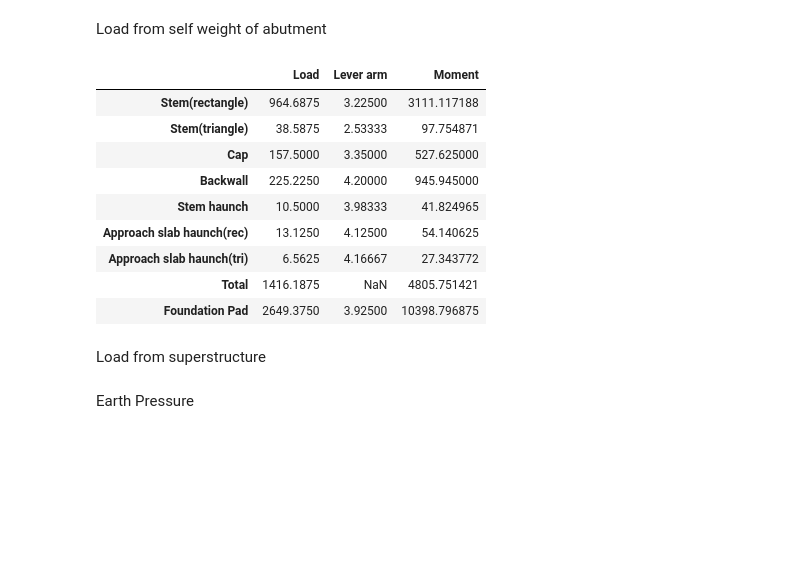
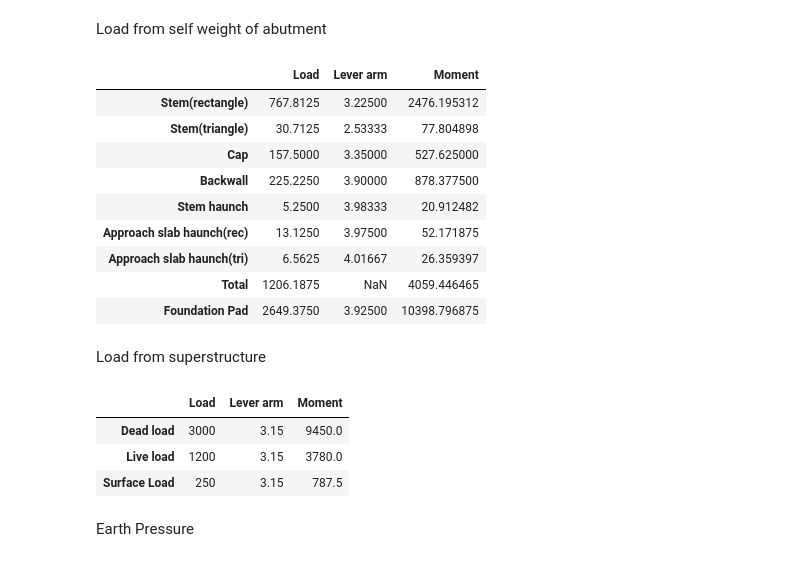
Before and after one commit to Rawrr-123/PSC_bridge, a Jupyter notebook: Abutment.ipynb, the cells around one changed output. Cells and saved outputs as stored; diff of their text form; code cells hidden in the pictures; blank space fills up the shorter version.

```diff
--- a/Abutment.ipynb
+++ b/Abutment.ipynb
@@ -73,7 +73,7 @@ abut = {
     'wc' : 0.075,
     'backw_ht' : box['pillar_hei']+bearing_ht+0.075, #including wearing cource
     'cap':0.5,
-    'stem_ht': 7-box['pillar_hei']+bearing_ht+0.075-0.5,
+    'stem_ht': 7-(box['pillar_hei']+bearing_ht+0.075)-0.5,
     'bw_width':0.3,
     'edge_to_bearing_c':0.6,
     'bw_to_bearing_c': 0.6,
@@ -122,7 +122,7 @@ loads = [loader(unitwt_conc,abut['stem_ht'],abut['width_of_abut'],abut['stem_wid
          loader(unitwt_conc,abut['stem_ht'],abut['width_of_abut'],abut['be_taperwidth'],'t'),
          loader(unitwt_conc,abut['cap'],abut['width_of_abut'],abut['cap_width'],'r'),
          loader(unitwt_conc,abut['backw_ht'],abut['width_of_abut'],abut['bw_width'],'r'),
-         loader(unitwt_conc,abut['haunch']['stem_haunch'][0],abut['width_of_abut'],abut['haunch']['stem_haunch'][1],'r'),
+         loader(unitwt_conc,abut['haunch']['stem_haunch'][0],abut['width_of_abut'],abut['haunch']['stem_haunch'][1],'t'),
          loader(unitwt_conc,abut['haunch']['approach_slab_haunch_rec'][0],abut['width_of_abut'],abut['haunch']['approach_slab_haunch_rec'][1],'r'),
           loader(unitwt_conc,abut['haunch']['approach_slab_haunch_tri'][0],abut['width_of_abut'],abut['haunch']['approach_slab_haunch_tri'][1],'t')]
 lever_arm = [round(z(abut['ttl_stembase_width'],abut['haunch']['stem_haunch'][0],abut['stem_width'],abut['haunch']['stem_haunch'][0],'r'),5),
@@ -138,6 +138,6 @@ for index,i in enumerate(loads):
 A1 = pd.DataFrame({"Load":loads,"Lever arm":lever_arm,"Moment":moments},index = ['Stem(rectangle)','Stem(triangle)','Cap','Backwall','Stem haunch','Approach slab haunch(rec)','Approach slab haunch(tri)'])
 A1.loc[len(A1.index)] = [A1['Load'].sum(),None,A1['Moment'].sum()]
 display(A1.rename(index={7:'Total'}))
-# display(A1.loc[7,'Load'])
+display(A1.loc[7,'Load'])
 # %% [output]
 |  | Load | Lever arm | Moment |
@@ -274,5 +300,5 @@ Due to Earth pressure
 C = ca(alpha, beta, delta, phi, lam, av)
 k = ka(alpha, beta, delta, phi)
 ep = (C-k)*h*unitwt_bfill
-A8 = pd.DataFrame({"Force":.5*ep*h*abut['width_of_abut'],"Lever arm":h/3,"Moment":(ep*h*abut['width_of_abut'])*h/3},index = ['Seismic force due to backfill'])
-# display(A8)
+A8 = pd.DataFrame({"Force":.5*ep*h*abut['width_of_abut'],"Lever arm":h/3,"Moment":(.5*ep*h*abut['width_of_abut'])*h/3},index = ['Seismic force due to backfill'])
+display(A8)
@@ -349,29 +381,29 @@ Load from self weight of abutment
 # %%
 la_fromtoe = [cg('rectangle',[abut['stem_width'],abut['stem_ht']],[fdn['toe']+abut['be_taperwidth'],0])[0],
              cg('triangle_2',[abut['be_taperwidth'],abut['stem_ht']],[fdn['toe'],0])[0],
              cg('rectangle',[abut['cap_width'],abut['cap']],[fdn['toe']+abut['be_taperwidth'],abut['stem_ht']])[0],
-             cg('rectangle',[abut['bw_width'],abut['backw_ht']],[fdn['toe']+abut['ttl_stembase_width']+abut['haunch']['stem_haunch'][0],abut['stem_ht']+abut['cap']])[0],
+             cg('rectangle',[abut['bw_width'],abut['backw_ht']],[fdn['toe']+abut['ttl_stembase_width']+abut['haunch']['stem_haunch'][0]-abut['bw_width'],abut['stem_ht']+abut['cap']])[0],
              cg('triangle_1',[abut['haunch']['stem_haunch'][0],abut['haunch']['stem_haunch'][1]],[fdn['toe']+abut['ttl_stembase_width'],abut['stem_ht']-abut['haunch']['stem_haunch'][1]])[0],
-             cg('rectangle',[abut['haunch']['approach_slab_haunch_rec'][0],abut['haunch']['approach_slab_haunch_rec'][1]],[fdn['toe']+abut['cap_width'],abut['stem_ht']+abut['cap']+abut['backw_ht']-abut['stem_ht']-abut['haunch']['approach_slab_haunch_rec'][1]])[0],
-             cg('triangle_1',[abut['haunch']['approach_slab_haunch_tri'][0],abut['haunch']['approach_slab_haunch_tri'][1]],[fdn['toe']+abut['cap_width'],abut['stem_ht']+abut['cap']+abut['backw_ht']-abut['stem_ht']-abut['haunch']['approach_slab_haunch_rec'][1]])[0]]
+             cg('rectangle',[abut['haunch']['approach_slab_haunch_rec'][0],abut['haunch']['approach_slab_haunch_rec'][1]],[fdn['toe']+abut['ttl_stembase_width'],abut['stem_ht']+abut['cap']+abut['backw_ht']-abut['stem_ht']-abut['haunch']['approach_slab_haunch_rec'][1]])[0],
+             cg('triangle_1',[abut['haunch']['approach_slab_haunch_tri'][0],abut['haunch']['approach_slab_haunch_tri'][1]],[fdn['toe']+abut['ttl_stembase_width'],abut['stem_ht']+abut['cap']+abut['backw_ht']-abut['stem_ht']-abut['haunch']['approach_slab_haunch_rec'][1]])[0]]
 mom_abttoe = []
 for index,i in enumerate(loads):
     mom_abttoe.append(loads[index]*la_fromtoe[index])
 B1 = pd.DataFrame({"Load":loads,"Lever arm":la_fromtoe,"Moment":mom_abttoe},index = ['Stem(rectangle)','Stem(triangle)','Cap','Backwall','Stem haunch','Approach slab haunch(rec)','Approach slab haunch(tri)'])
 B1.loc[len(B1.index)] = [B1['Load'].sum(),None,B1['Moment'].sum()]
 B1 = B1.rename(index={7:'Total'})
 B1.loc[len(B1.index)] = [(unitwt_conc*fdn['len']*fdn['th']*fdn['wid']),fdn['len']/2,(unitwt_conc*fdn['len']*fdn['th']*fdn['wid'])*fdn['len']/2]
 display(B1.rename(index={8:'Foundation Pad'}))
 # %% [output]
 |  | Load | Lever arm | Moment |
-| Stem(rectangle) | 964.6875 | 3.22500 | 3111.117188 |
-| Stem(triangle) | 38.5875 | 2.53333 | 97.754871 |
+| Stem(rectangle) | 767.8125 | 3.22500 | 2476.195312 |
+| Stem(triangle) | 30.7125 | 2.53333 | 77.804898 |
 | Cap | 157.5000 | 3.35000 | 527.625000 |
-| Backwall | 225.2250 | 4.20000 | 945.945000 |
-| Stem haunch | 10.5000 | 3.98333 | 41.824965 |
-| Approach slab haunch(rec) | 13.1250 | 4.12500 | 54.140625 |
-| Approach slab haunch(tri) | 6.5625 | 4.16667 | 27.343772 |
-| Total | 1416.1875 | NaN | 4805.751421 |
+| Backwall | 225.2250 | 3.90000 | 878.377500 |
+| Stem haunch | 5.2500 | 3.98333 | 20.912482 |
+| Approach slab haunch(rec) | 13.1250 | 3.97500 | 52.171875 |
+| Approach slab haunch(tri) | 6.5625 | 4.01667 | 26.359397 |
+| Total | 1206.1875 | NaN | 4059.446465 |
 | Foundation Pad | 2649.3750 | 3.92500 | 10398.796875 |
 # %% [markdown]
 Load from superstructure
@@ -383,7 +415,12 @@ momentabt_toe = []
 for index,i in enumerate(load):
     momentabt_toe.append(load[index]*arm_toe[index])
 B2 = pd.DataFrame({"Load":load,"Lever arm":arm_toe,"Moment":momentabt_toe},index = ['Dead load','Live load','Surface Load'])
-# display(B2)
+display(B2)
+# %% [output]
+|  | Load | Lever arm | Moment |
+| Dead load | 3000 | 3.15 | 9450.0 |
+| Live load | 1200 | 3.15 | 3780.0 |
+| Surface Load | 250 | 3.15 | 787.5 |
 # %% [markdown]
 Earth Pressure
 # %%
```
Also changed, not shown: parts of 28 cells of this notebook.
